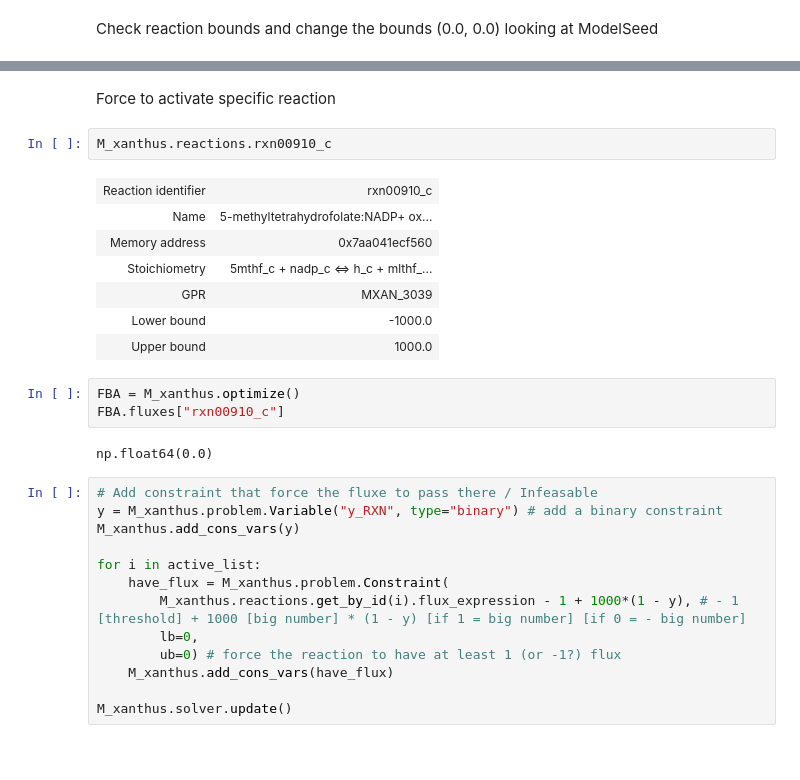
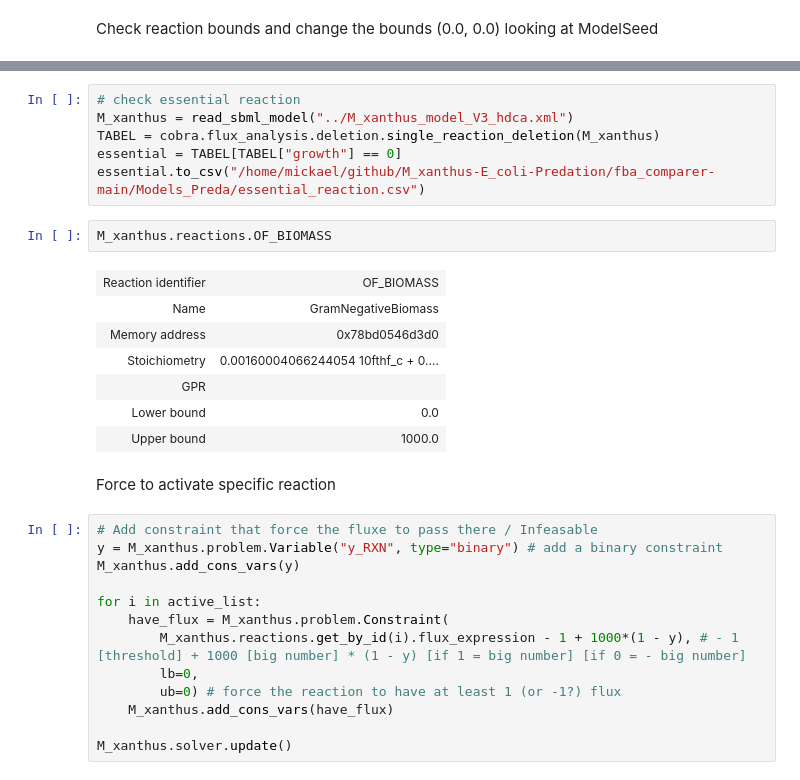
Before and after one commit to BondonMickael/M_xanthus-E_coli-Predation, a Jupyter notebook: notebooks/test_iMAT_network.ipynb, the cells around one changed output, grey strips where cells are left out. Saved outputs shown, nothing was run; the diff lists cells and outputs as text; blank space fills up the shorter version.

```diff
--- a/notebooks/test_iMAT_network.ipynb
+++ b/notebooks/test_iMAT_network.ipynb
@@ -199,20 +170,21 @@ M_xanthus.reactions.rxn12844_c
+# %%
+# check essential reaction
+M_xanthus = read_sbml_model("../M_xanthus_model_V3_hdca.xml")
+TABEL = cobra.flux_analysis.deletion.single_reaction_deletion(M_xanthus)
+essential = TABEL[TABEL["growth"] == 0]
+essential.to_csv("/home/mickael/github/M_xanthus-E_coli-Predation/fba_comparer-main/Models_Preda/essential_reaction.csv")
+# %%
+M_xanthus.reactions.OF_BIOMASS
+# %% [output]
+| Reaction identifier | OF_BIOMASS |
+| Name | GramNegativeBiomass |
+| Memory address | 0x78bd0546d3d0 |
+| Stoichiometry | 0.00160004066244054 10fthf_c + 0.... |
+| GPR |  |
+| Lower bound | 0.0 |
+| Upper bound | 1000.0 |
 # %% [markdown]
 Force to activate specific reaction
-# %%
-M_xanthus.reactions.rxn00910_c
-# %% [output]
-| Reaction identifier | rxn00910_c |
-| Name | 5-methyltetrahydrofolate:NADP+ ox... |
-| Memory address | 0x7aa041ecf560 |
-| Stoichiometry | 5mthf_c + nadp_c <=> h_c + mlthf_... |
-| GPR | MXAN_3039 |
-| Lower bound | -1000.0 |
-| Upper bound | 1000.0 |
-# %%
-FBA = M_xanthus.optimize()
-FBA.fluxes["rxn00910_c"]
-# %% [output]
-np.float64(0.0)
 # %%
 # Add constraint that force the fluxe to pass there / Infeasable
 y = M_xanthus.problem.Variable("y_RXN", type="binary") # add a binary constraint
```
Also changed, not shown: parts of 23 cells of this notebook, 40 other files.
